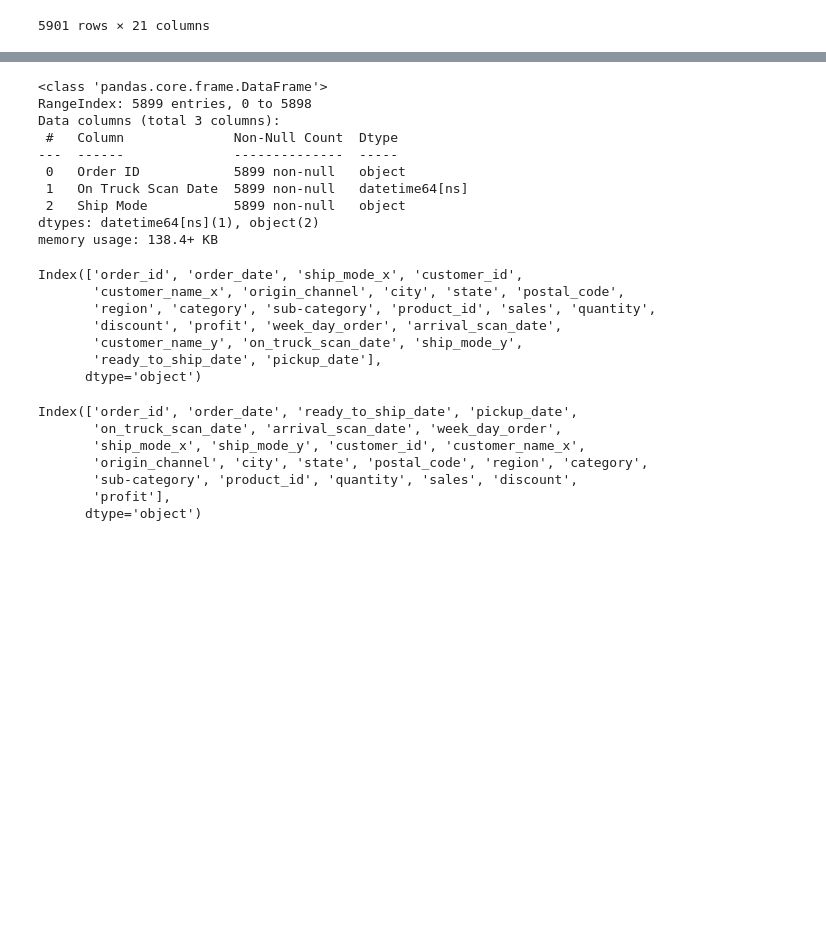
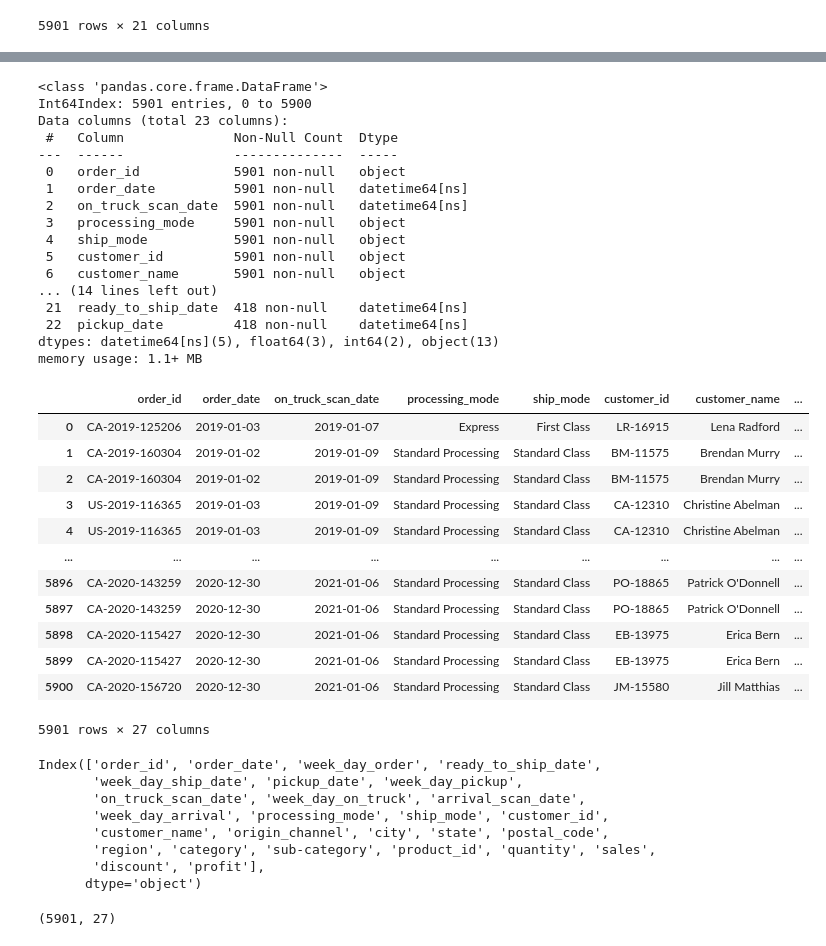
Before and after one commit to EvansWitte/Muesli_EDA, a Jupyter notebook: new_muesli.ipynb, the cells around one changed output, grey strips where cells are left out. Cells and saved outputs as stored; diff of their text form; code cells hidden in the pictures; blank space fills up the shorter version.

```diff
--- a/new_muesli.ipynb
+++ b/new_muesli.ipynb
@@ -459,24 +506,42 @@ df_date
 # %%
-df3.info()
+df_date.info()
 # %% [output]
 <class 'pandas.core.frame.DataFrame'>
-RangeIndex: 5899 entries, 0 to 5898
-Data columns (total 3 columns):
+Int64Index: 5901 entries, 0 to 5900
+Data columns (total 23 columns):
  #   Column              Non-Null Count  Dtype
 ---  ------              --------------  -----
- 0   Order ID            5899 non-null   object
- 1   On Truck Scan Date  5899 non-null   datetime64[ns]
- 2   Ship Mode           5899 non-null   object
-dtypes: datetime64[ns](1), object(2)
-memory usage: 138.4+ KB
+ 0   order_id            5901 non-null   object
+ 1   order_date          5901 non-null   datetime64[ns]
+ 2   on_truck_scan_date  5901 non-null   datetime64[ns]
+ 3   processing_mode     5901 non-null   object
+ 4   ship_mode           5901 non-null   object
+ 5   customer_id         5901 non-null   object
+ 6   customer_name       5901 non-null   object
+... (14 lines left out)
+ 21  ready_to_ship_date  418 non-null    datetime64[ns]
+ 22  pickup_date         418 non-null    datetime64[ns]
+dtypes: datetime64[ns](5), float64(3), int64(2), object(13)
+memory usage: 1.1+ MB
-# %%
-df_final.info()
-# %% [output]
-Index(['order_id', 'order_date', 'ship_mode_x', 'customer_id',
-       'customer_name_x', 'origin_channel', 'city', 'state', 'postal_code',
-       'region', 'category', 'sub-category', 'product_id', 'sales', 'quantity',
-       'discount', 'profit', 'week_day_order', 'arrival_scan_date',
-       'customer_name_y', 'on_truck_scan_date', 'ship_mode_y',
-       'ready_to_ship_date', 'pickup_date'],
-      dtype='object')
+# %%
+df_date["week_day_ship_date"] = df_date["ready_to_ship_date"].dt.day_name()
+df_date["week_day_on_truck"] = df_date["on_truck_scan_date"].dt.day_name()
+df_date["week_day_arrival"] = df_date["arrival_scan_date"].dt.day_name()
+df_date["week_day_pickup"] = df_date["pickup_date"].dt.day_name()
+# %%
+df_date
+# %% [output]
+|  | order_id | order_date | on_truck_scan_date | processing_mode | ship_mode | customer_id | customer_name | ... |
+| 0 | CA-2019-125206 | 2019-01-03 | 2019-01-07 | Express | First Class | LR-16915 | Lena Radford | ... |
+| 1 | CA-2019-160304 | 2019-01-02 | 2019-01-09 | Standard Processing | Standard Class | BM-11575 | Brendan Murry | ... |
+| 2 | CA-2019-160304 | 2019-01-02 | 2019-01-09 | Standard Processing | Standard Class | BM-11575 | Brendan Murry | ... |
+| 3 | US-2019-116365 | 2019-01-03 | 2019-01-09 | Standard Processing | Standard Class | CA-12310 | Christine Abelman | ... |
+| 4 | US-2019-116365 | 2019-01-03 | 2019-01-09 | Standard Processing | Standard Class | CA-12310 | Christine Abelman | ... |
+| ... | ... | ... | ... | ... | ... | ... | ... | ... |
+| 5896 | CA-2020-143259 | 2020-12-30 | 2021-01-06 | Standard Processing | Standard Class | PO-18865 | Patrick O'Donnell | ... |
+| 5897 | CA-2020-143259 | 2020-12-30 | 2021-01-06 | Standard Processing | Standard Class | PO-18865 | Patrick O'Donnell | ... |
+| 5898 | CA-2020-115427 | 2020-12-30 | 2021-01-06 | Standard Processing | Standard Class | EB-13975 | Erica Bern | ... |
+| 5899 | CA-2020-115427 | 2020-12-30 | 2021-01-06 | Standard Processing | Standard Class | EB-13975 | Erica Bern | ... |
+| 5900 | CA-2020-156720 | 2020-12-30 | 2021-01-06 | Standard Processing | Standard Class | JM-15580 | Jill Matthias | ... |
+5901 rows × 27 columns
 # %%
@@ -484,10 +549,15 @@ df_final = df_final[['order_id','order_date','ready_to_ship_date','pickup_date',
 # %%
-df_final.columns
+df_date.columns
 # %% [output]
-Index(['order_id', 'order_date', 'ready_to_ship_date', 'pickup_date',
-       'on_truck_scan_date', 'arrival_scan_date', 'week_day_order',
-       'ship_mode_x', 'ship_mode_y', 'customer_id', 'customer_name_x',
-       'origin_channel', 'city', 'state', 'postal_code', 'region', 'category',
-       'sub-category', 'product_id', 'quantity', 'sales', 'discount',
-       'profit'],
+Index(['order_id', 'order_date', 'week_day_order', 'ready_to_ship_date',
+       'week_day_ship_date', 'pickup_date', 'week_day_pickup',
+       'on_truck_scan_date', 'week_day_on_truck', 'arrival_scan_date',
+       'week_day_arrival', 'processing_mode', 'ship_mode', 'customer_id',
+       'customer_name', 'origin_channel', 'city', 'state', 'postal_code',
+       'region', 'category', 'sub-category', 'product_id', 'quantity', 'sales',
+       'discount', 'profit'],
       dtype='object')
+# %%
+df_date.shape
+# %% [output]
+(5901, 27)
```
Also changed, not shown: parts of 64 cells of this notebook, 1 other file.
